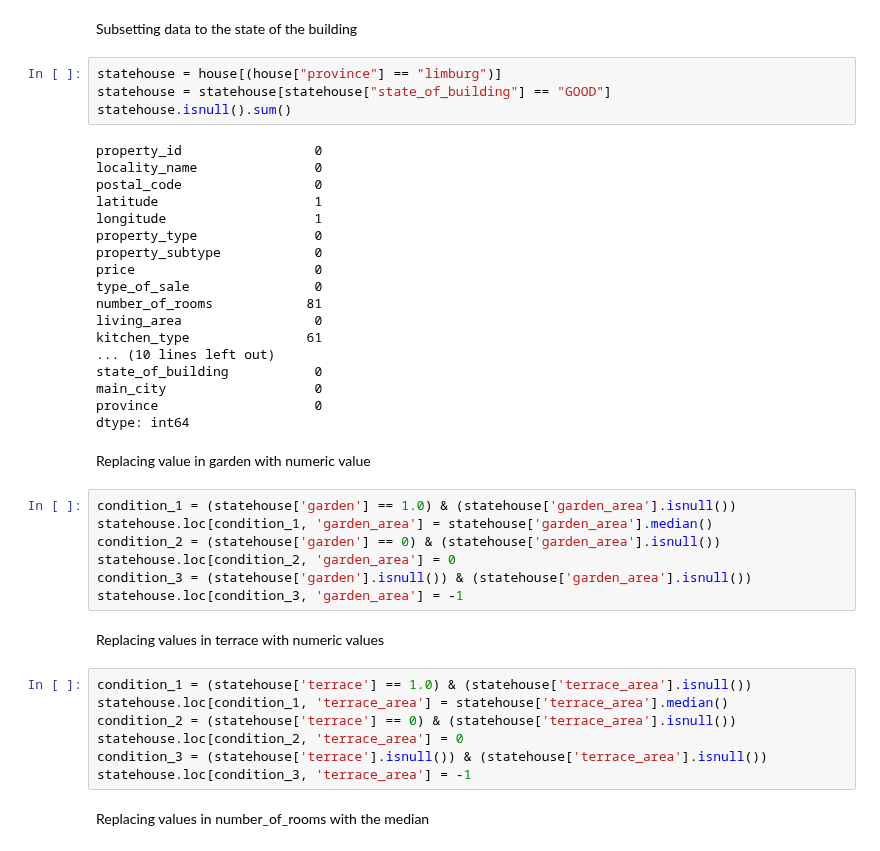
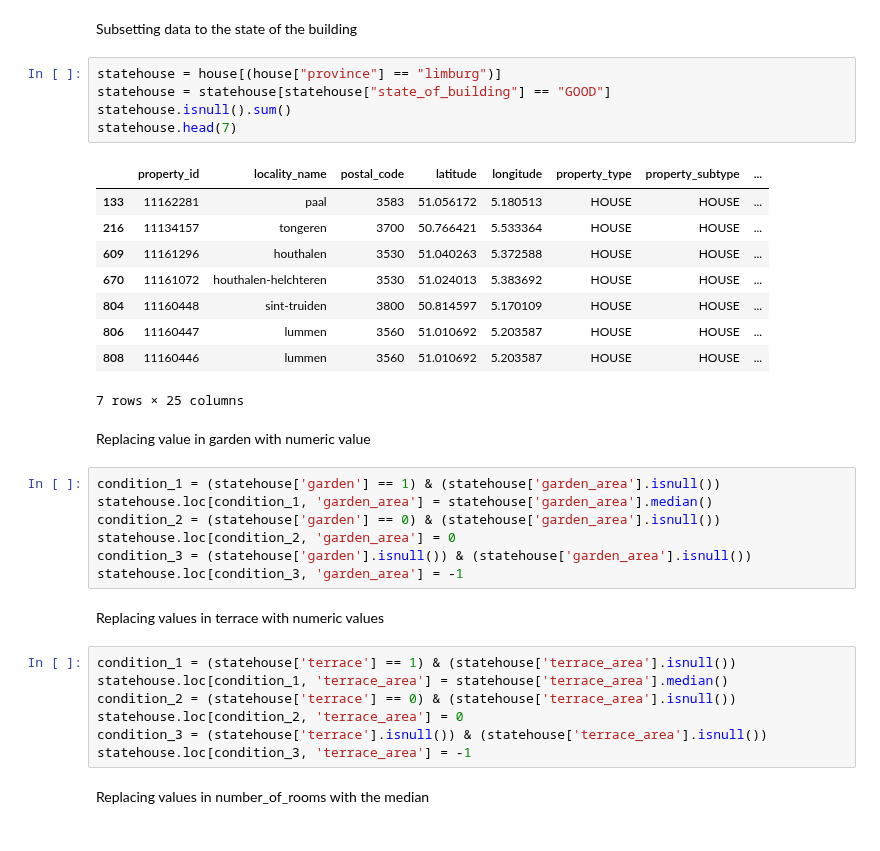
Before and after one commit to semdeleer/immo-eliza-ml, a Jupyter notebook: cleaning/preprocessing.ipynb, the cells around one changed output. Cells and saved outputs as stored; diff of their text form.

```diff
--- a/cleaning/preprocessing.ipynb
+++ b/cleaning/preprocessing.ipynb
@@ -34,29 +34,22 @@ Subsetting data to the state of the building
 # %%
 statehouse = house[(house["province"] == "limburg")]
 statehouse = statehouse[statehouse["state_of_building"] == "GOOD"]
 statehouse.isnull().sum()
+statehouse.head(7)
 # %% [output]
+|  | property_id | locality_name | postal_code | latitude | longitude | property_type | property_subtype | ... |
+| 133 | 11162281 | paal | 3583 | 51.056172 | 5.180513 | HOUSE | HOUSE | ... |
+| 216 | 11134157 | tongeren | 3700 | 50.766421 | 5.533364 | HOUSE | HOUSE | ... |
+| 609 | 11161296 | houthalen | 3530 | 51.040263 | 5.372588 | HOUSE | HOUSE | ... |
+| 670 | 11161072 | houthalen-helchteren | 3530 | 51.024013 | 5.383692 | HOUSE | HOUSE | ... |
+| 804 | 11160448 | sint-truiden | 3800 | 50.814597 | 5.170109 | HOUSE | HOUSE | ... |
+| 806 | 11160447 | lummen | 3560 | 51.010692 | 5.203587 | HOUSE | HOUSE | ... |
+| 808 | 11160446 | lummen | 3560 | 51.010692 | 5.203587 | HOUSE | HOUSE | ... |
-property_id                 0
-locality_name               0
-postal_code                 0
-latitude                    1
-longitude                   1
-property_type               0
-property_subtype            0
-price                       0
-type_of_sale                0
-number_of_rooms            81
-living_area                 0
-kitchen_type               61
-... (10 lines left out)
-state_of_building           0
-main_city                   0
-province                    0
-dtype: int64
+7 rows × 25 columns
 # %% [markdown]
 Replacing value in garden with numeric value
 # %%
-condition_1 = (statehouse['garden'] == 1.0) & (statehouse['garden_area'].isnull())
+condition_1 = (statehouse['garden'] == 1) & (statehouse['garden_area'].isnull())
 statehouse.loc[condition_1, 'garden_area'] = statehouse['garden_area'].median()
 condition_2 = (statehouse['garden'] == 0) & (statehouse['garden_area'].isnull())
 statehouse.loc[condition_2, 'garden_area'] = 0
@@ -65,7 +58,7 @@ statehouse.loc[condition_3, 'garden_area'] = -1
 # %% [markdown]
 Replacing values in terrace with numeric values
 # %%
-condition_1 = (statehouse['terrace'] == 1.0) & (statehouse['terrace_area'].isnull())
+condition_1 = (statehouse['terrace'] == 1) & (statehouse['terrace_area'].isnull())
 statehouse.loc[condition_1, 'terrace_area'] = statehouse['terrace_area'].median()
 condition_2 = (statehouse['terrace'] == 0) & (statehouse['terrace_area'].isnull())
 statehouse.loc[condition_2, 'terrace_area'] = 0
```
